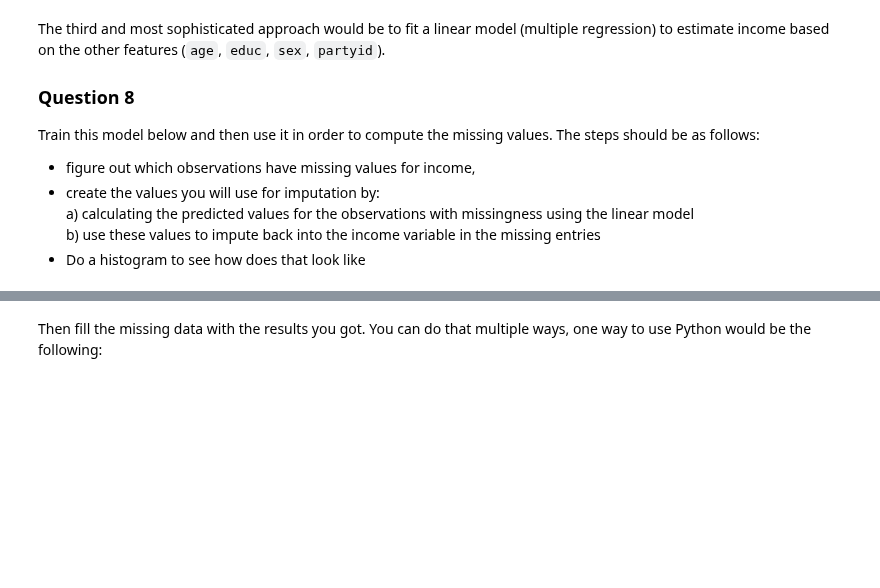
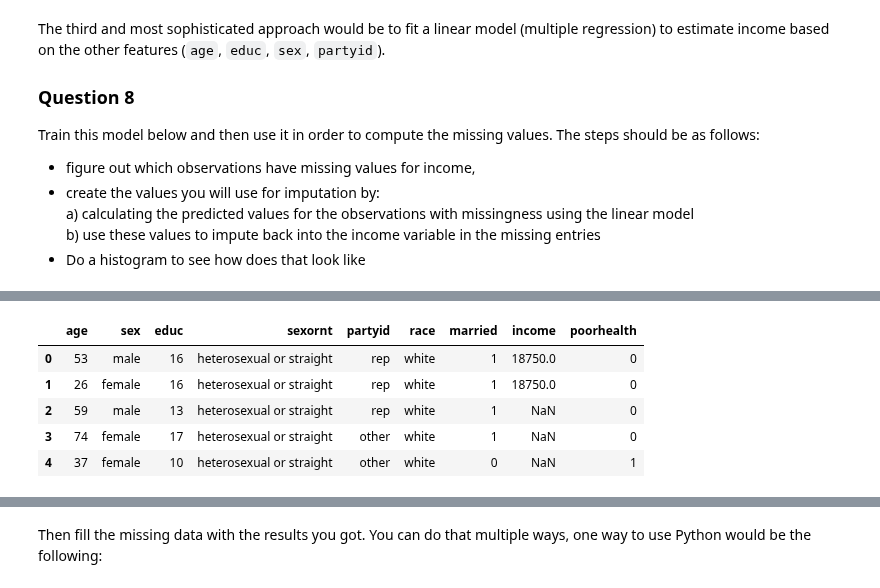
Before and after one commit to Jvviragine/data_analysis_um_course, a Jupyter notebook: data_clinics/clinic3/clinic3_JV.ipynb, the cells around one changed output, grey strips where cells are left out. Drawn from its saved outputs; the diff is of its cells as text; code cells hidden in the pictures; blank space fills up the shorter version.

```diff
--- a/data_clinics/clinic3/clinic3_JV.ipynb
+++ b/data_clinics/clinic3/clinic3_JV.ipynb
@@ -894,0 +918,15 @@ b) use these values to impute back into the income variable in the missing entri
+# %%
+# Convert 'health' into a binary variable where 'poor' = 1, else 0
+gssdata['poorhealth'] = np.where(gssdata['health'] == 'poor', 1, 0)
+
+# Drop the original 'health' column since it's now encoded
+gssdata = gssdata.drop(columns=['health'], errors='ignore')
+
+# Display basic information to confirm the changes
+print("✅ Converted 'health' into binary variable 'poorhealth'")
+print("\n🔍 Updated DataFrame Info:")
+print(gssdata.info())
+
+# Check distribution of poorhealth
+print("\n📊 Poor Health Distribution:")
+print(gssdata['poorhealth'].value_counts(normalize=True) * 100)
@@ -894,0 +951,9 @@ b) use these values to impute back into the income variable in the missing entri
+# %%
+gssdata.head()
+# %% [output]
+|  | age | sex | educ | sexornt | partyid | race | married | income | poorhealth |
+| 0 | 53 | male | 16 | heterosexual or straight | rep | white | 1 | 18750.0 | 0 |
+| 1 | 26 | female | 16 | heterosexual or straight | rep | white | 1 | 18750.0 | 0 |
+| 2 | 59 | male | 13 | heterosexual or straight | rep | white | 1 | NaN | 0 |
+| 3 | 74 | female | 17 | heterosexual or straight | other | white | 1 | NaN | 0 |
+| 4 | 37 | female | 10 | heterosexual or straight | other | white | 0 | NaN | 1 |
```
Also changed, not shown: parts of 14 cells of this notebook, 1 other file.
